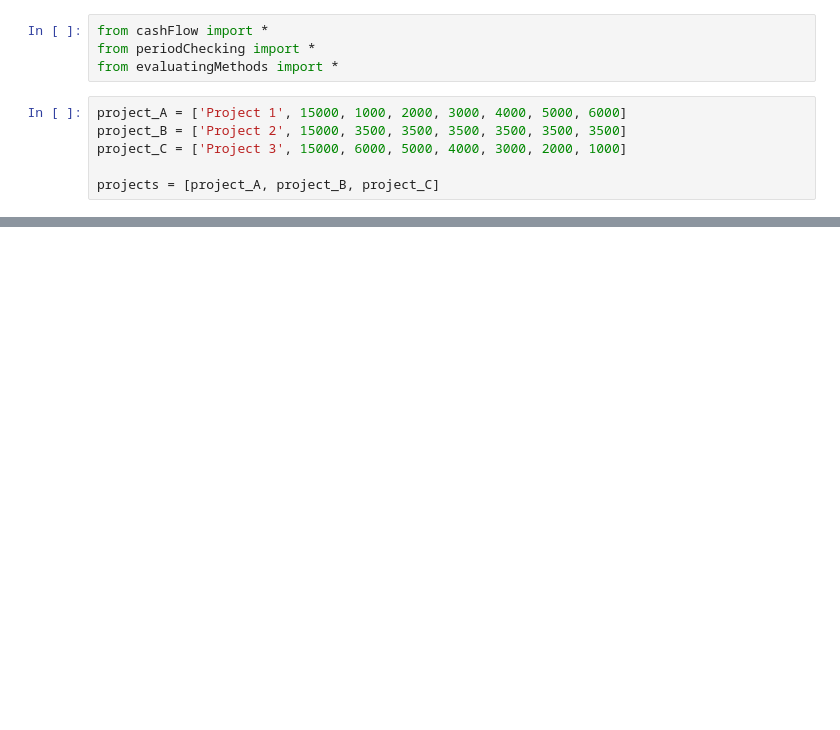
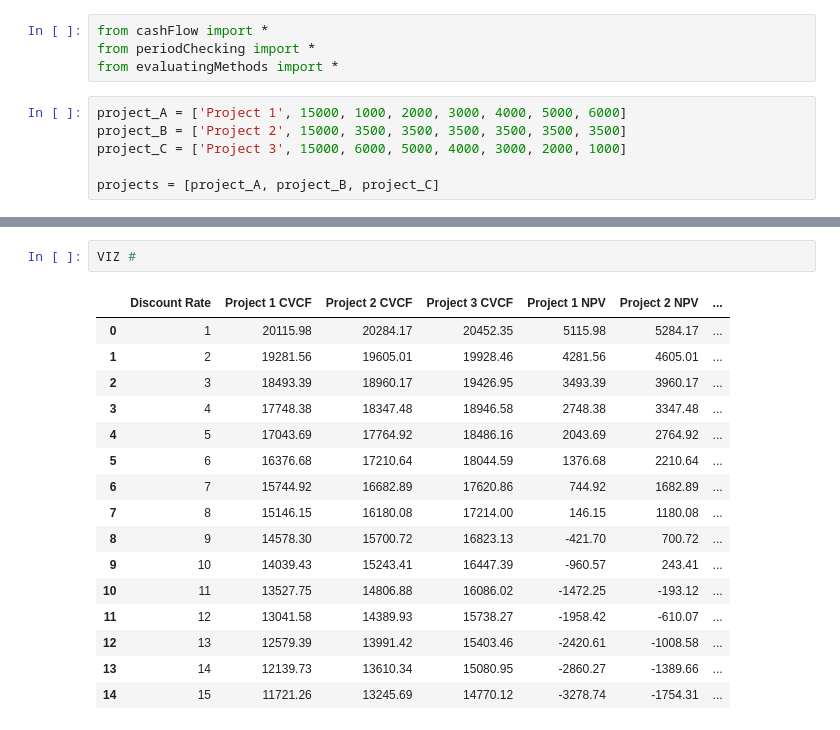
Before and after one commit to WorldWideWest/Project-Evaluation, a Jupyter notebook: debuging.ipynb, the cells around one changed output, grey strips where cells are left out. Drawn from its saved outputs; the diff is of its cells as text; blank space fills up the shorter version.

```diff
--- a/debuging.ipynb
+++ b/debuging.ipynb
@@ -22,0 +73,19 @@ evaulation.InternalReturnRate(discountRates=[0, 5, 10, 15, 20, 30, 60, 80, 100],
+# %%
+VIZ #
+# %% [output]
+|  | Discount Rate | Project 1 CVCF | Project 2 CVCF | Project 3 CVCF | Project 1 NPV | Project 2 NPV | ... |
+| 0 | 1 | 20115.98 | 20284.17 | 20452.35 | 5115.98 | 5284.17 | ... |
+| 1 | 2 | 19281.56 | 19605.01 | 19928.46 | 4281.56 | 4605.01 | ... |
+| 2 | 3 | 18493.39 | 18960.17 | 19426.95 | 3493.39 | 3960.17 | ... |
+| 3 | 4 | 17748.38 | 18347.48 | 18946.58 | 2748.38 | 3347.48 | ... |
+| 4 | 5 | 17043.69 | 17764.92 | 18486.16 | 2043.69 | 2764.92 | ... |
+| 5 | 6 | 16376.68 | 17210.64 | 18044.59 | 1376.68 | 2210.64 | ... |
+| 6 | 7 | 15744.92 | 16682.89 | 17620.86 | 744.92 | 1682.89 | ... |
+| 7 | 8 | 15146.15 | 16180.08 | 17214.00 | 146.15 | 1180.08 | ... |
+| 8 | 9 | 14578.30 | 15700.72 | 16823.13 | -421.70 | 700.72 | ... |
+| 9 | 10 | 14039.43 | 15243.41 | 16447.39 | -960.57 | 243.41 | ... |
+| 10 | 11 | 13527.75 | 14806.88 | 16086.02 | -1472.25 | -193.12 | ... |
+| 11 | 12 | 13041.58 | 14389.93 | 15738.27 | -1958.42 | -610.07 | ... |
+| 12 | 13 | 12579.39 | 13991.42 | 15403.46 | -2420.61 | -1008.58 | ... |
+| 13 | 14 | 12139.73 | 13610.34 | 15080.95 | -2860.27 | -1389.66 | ... |
+| 14 | 15 | 11721.26 | 13245.69 | 14770.12 | -3278.74 | -1754.31 | ... |
```
Also changed, not shown: parts of 11 cells of this notebook, 5 other files.
